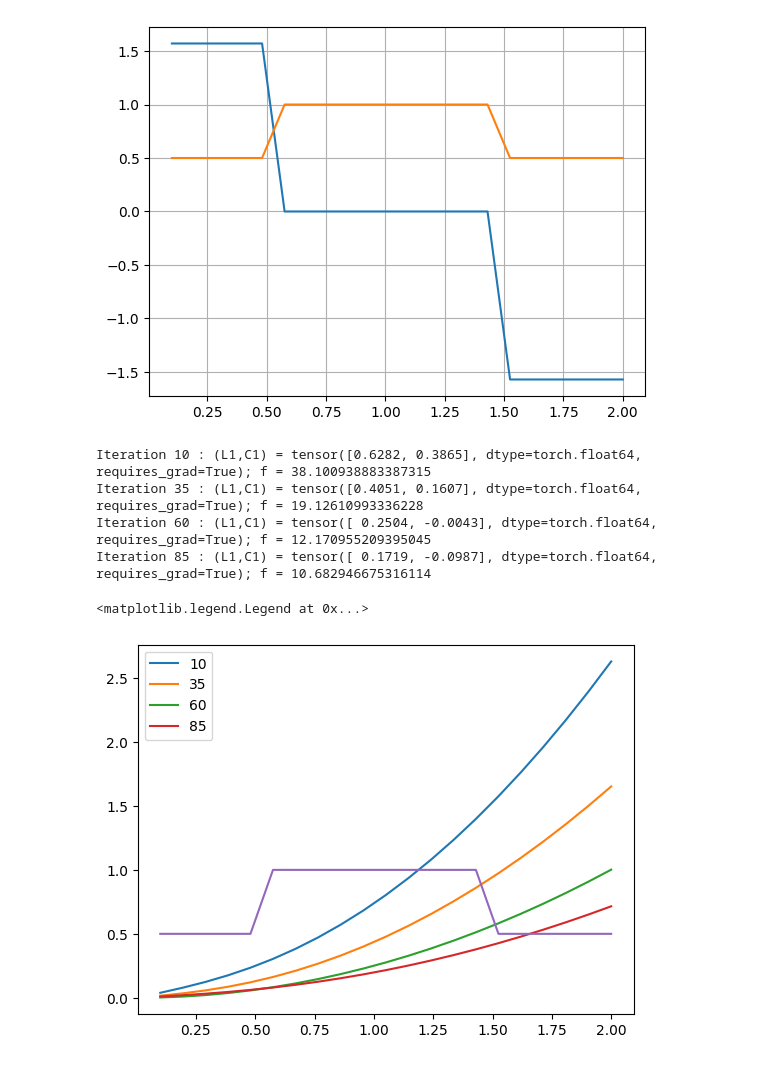
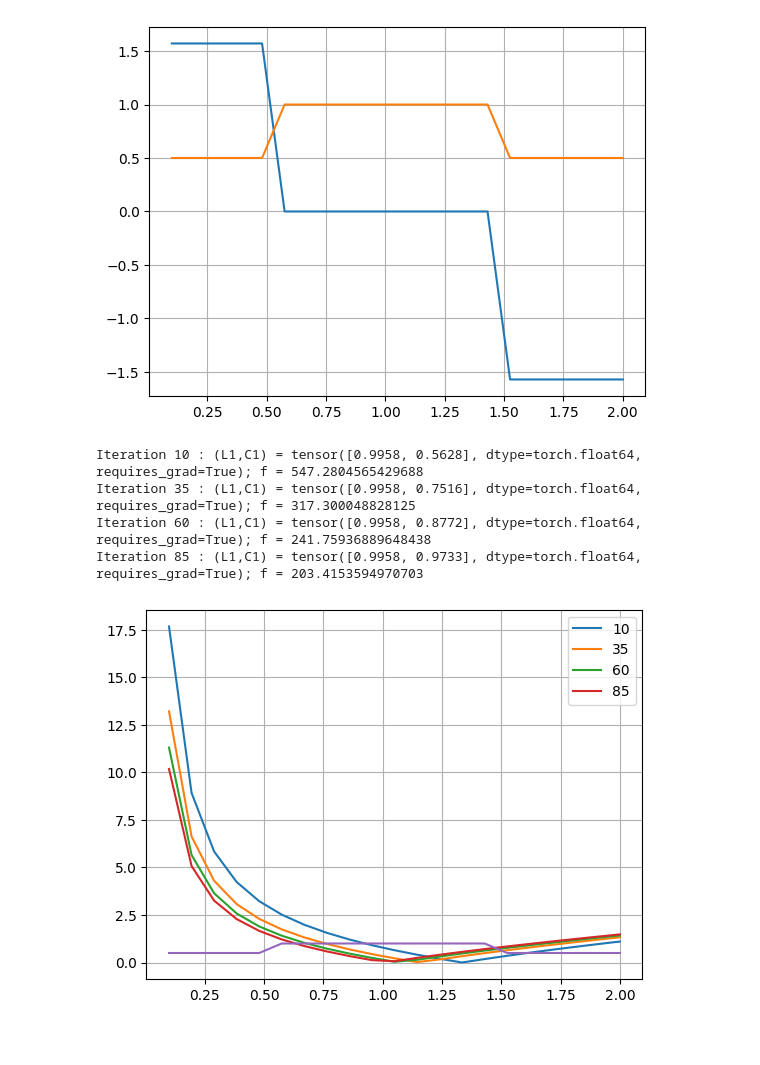
Before and after one commit to a-dag-a/sandbox__ML, a Jupyter notebook: autodiff/WIP.ipynb, the cells around one changed output. Drawn from its saved outputs; the diff is of its cells as text; code cells hidden in the pictures.

Commit message:
Seems like one LC section is working (the fit wont be successful though

```diff
--- a/autodiff/WIP.ipynb
+++ b/autodiff/WIP.ipynb
@@ -28,26 +28,22 @@ plt.grid()
 def computeCurve(parameters):
     # # L1,C1 = parameters.detach().numpy()
     # L1,C1 = parameters.clone().detach().numpy()
-    # M = [
-    #     [torch.tensor(1-(w**2)*L1*C1), torch.tensor(w*L1)],
-    #     [torch.tensor(w*C1), torch.ones(len(w))]
-    # ]
-    # M = [
-    #     [torch.tensor(1-(w**2)*L1*C1), torch.tensor(1j*w*L1)],
-    #     [torch.tensor(1j*w*C1), torch.ones(len(w))]
-    # ]
+
+    M = [
+        [torch.tensor(1-(w**2)*parameters[0]*parameters[1]), 1j*w*parameters[0]],
+        [1j*w*parameters[1], torch.ones(len(w))]
+    ]
 
     # This is basically the magnitude of (A/C)
     # polynomial_w = torch.tensor(1-(w**2)*L1*C1)/torch.tensor(w*C1)
 
-    # polynomial_w = M[0][0]/M[1][0] # for tensors, indexing like M[0,0] wont work
+    polynomial_w = M[0][0]/M[1][0] # for tensors, indexing like M[0,0] wont work
     # polynomial_w = sum(c * np.exp(1j*i*w) for i, c in enumerate(parameters))
-
 
     # NOTE: The current issue is with the polynomial computation.
     # Okay. Hardcoding the input impedance of a single tank
     # NOTE: This works, now shape this into a LC transfer function <---- Pickoff from here
-    polynomial_w = parameters[0]*(w**2) + 1j*parameters[1]*(w)
+    # polynomial_w = parameters[0]*(w**2) + 1j*parameters[1]*(w) - parameters[0]*(w**3)
     return polynomial_w
 
 def computeError(parameters):
@@ -64,35 +60,34 @@ def computeError(parameters):
 # %%
 
 # =======================================================
 parameters = torch.tensor(np.random.rand(2), requires_grad=True)
 
 fig, axes = plt.subplots(); legend = []
 optimizer = torch.optim.Adam([parameters], lr=0.01) # Adaptive algorithm, better
 for i in range(100):
     optimizer.zero_grad()
 
     # Our desired loss function
     f = computeError(parameters)
     f.backward()
     optimizer.step()
 
     # # Trying a simple one. Worker, so this is clearly a problem with our loss function
     # f = torch.sum(torch.abs(parameters)**2)
     # f.backward()
     # optimizer.step()
 
     if(i%25==10):
         print(f'Iteration {i} : (L1,C1) = {parameters}; f = {f.item()}')
         axes.plot(w,abs(computeCurve(parameters)).detach().numpy())
         legend.append(i)
 # legend.append('Target')
 axes.plot(w,abs(polynomial_target))
 axes.legend(legend)
-# axes.grid('on')
+axes.grid('on')
 # %% [output]
-Iteration 10 : (L1,C1) = tensor([0.6282, 0.3865], dtype=torch.float64, requires_grad=True); f = 38.100938883387315
-Iteration 35 : (L1,C1) = tensor([0.4051, 0.1607], dtype=torch.float64, requires_grad=True); f = 19.12610993336228
-Iteration 60 : (L1,C1) = tensor([ 0.2504, -0.0043], dtype=torch.float64, requires_grad=True); f = 12.170955209395045
-Iteration 85 : (L1,C1) = tensor([ 0.1719, -0.0987], dtype=torch.float64, requires_grad=True); f = 10.682946675316114
+Iteration 10 : (L1,C1) = tensor([0.9958, 0.5628], dtype=torch.float64, requires_grad=True); f = 547.2804565429688
+Iteration 35 : (L1,C1) = tensor([0.9958, 0.7516], dtype=torch.float64, requires_grad=True); f = 317.300048828125
+Iteration 60 : (L1,C1) = tensor([0.9958, 0.8772], dtype=torch.float64, requires_grad=True); f = 241.75936889648438
+Iteration 85 : (L1,C1) = tensor([0.9958, 0.9733], dtype=torch.float64, requires_grad=True); f = 203.4153594970703
-<matplotlib.legend.Legend at 0x...>
-[figure, old version]
+[figure, new version]
```
